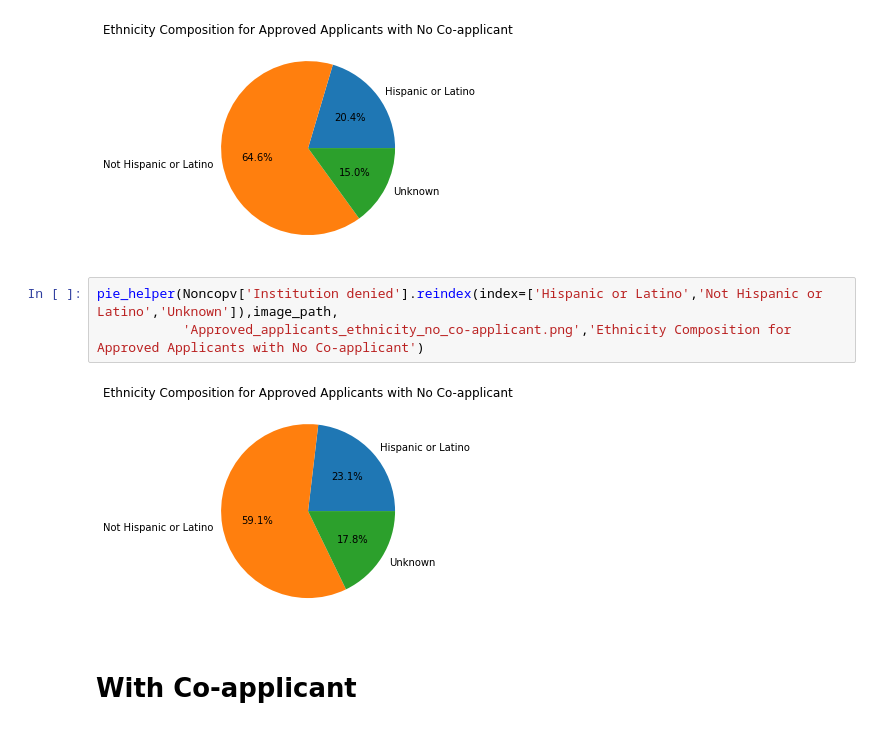
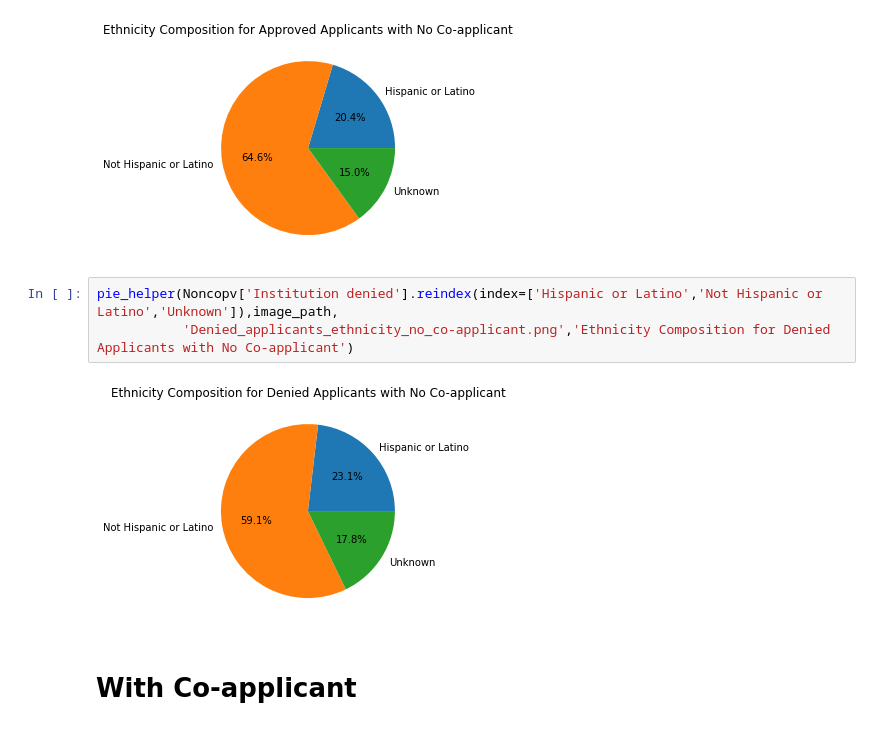
Before and after one commit to YihengYe/ECE143-HMDA_Mortagage_Analysis_and_Prediction, a Jupyter notebook: notebooks/Raw_EDA_4_Ethnicity_analysis.ipynb, the cells around one changed output. Saved outputs shown, nothing was run; the diff lists cells and outputs as text.

```diff
--- a/notebooks/Raw_EDA_4_Ethnicity_analysis.ipynb
+++ b/notebooks/Raw_EDA_4_Ethnicity_analysis.ipynb
@@ -306,9 +318,9 @@ pie_helper(Noncopv['Institution approved'].reindex(index=['Hispanic or Latino','
 [figure]
 # %%
 pie_helper(Noncopv['Institution denied'].reindex(index=['Hispanic or Latino','Not Hispanic or Latino','Unknown']),image_path,
-           'Approved_applicants_ethnicity_no_co-applicant.png','Ethnicity Composition for Approved Applicants with No Co-applicant')
+           'Denied_applicants_ethnicity_no_co-applicant.png','Ethnicity Composition for Denied Applicants with No Co-applicant')
 # %% [output]
-[figure, old version]
+[figure, new version]
 # %% [markdown]
 # With Co-applicant
 # %%
```
Also changed, not shown: parts of 6 cells of this notebook.
